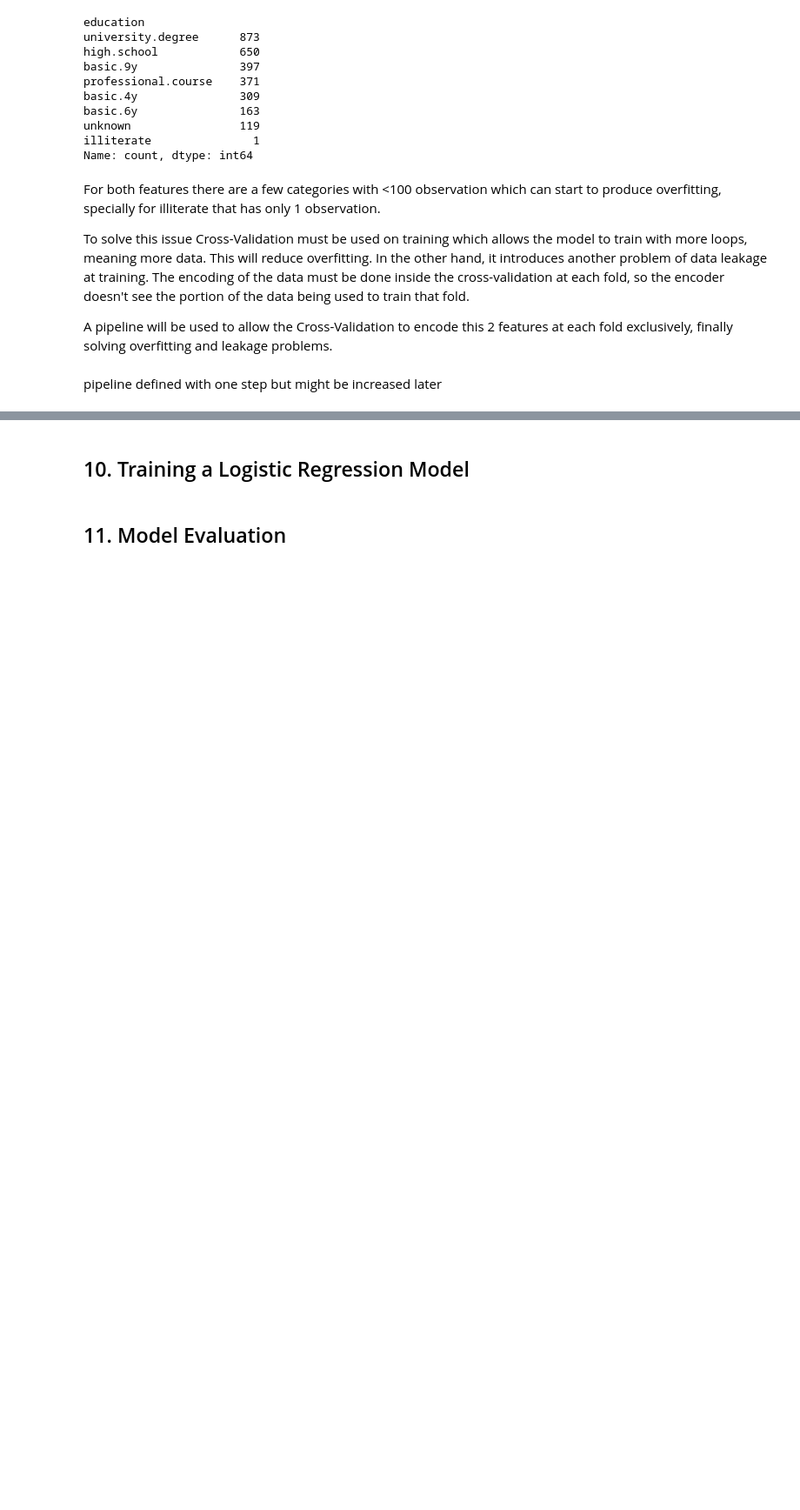
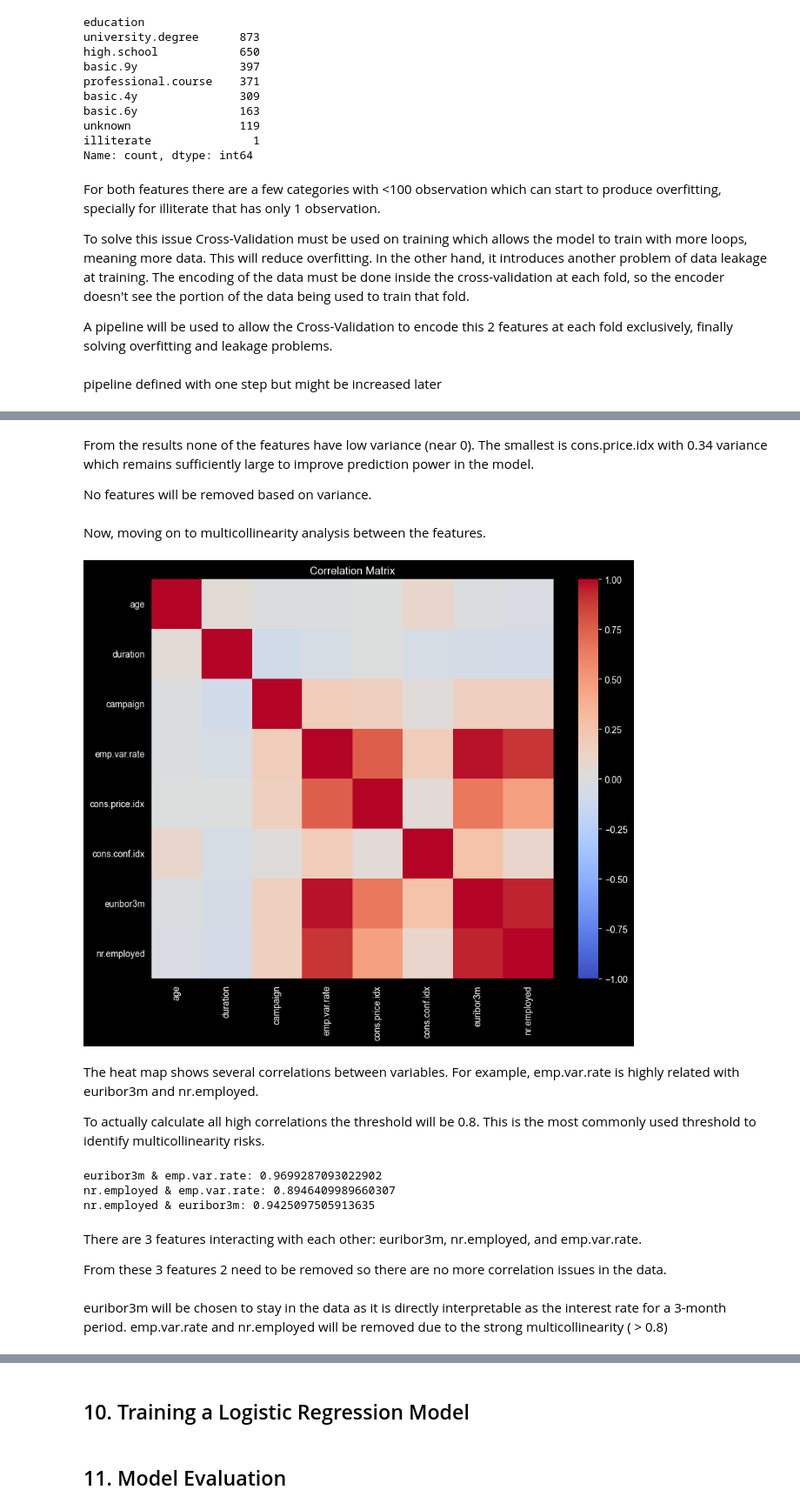
Before and after one commit to Rdrg-Blnc-IE/ML-fundamentals-2026, a Jupyter notebook: assignment_1_rodrigo_blanco_maldonado.ipynb, the cells around one changed output, grey strips where cells are left out. Shown at 87% size. Drawn from its saved outputs; the diff is of its cells as text; code cells hidden in the pictures; blank space fills up the shorter version.

```diff
--- a/assignment_1_rodrigo_blanco_maldonado.ipynb
+++ b/assignment_1_rodrigo_blanco_maldonado.ipynb
@@ -761,0 +805,2 @@ pipeline defined with one step but might be increased later
+# %%
+num_f = ['age', 'duration', 'campaign', 'emp.var.rate', 'cons.price.idx', 'cons.conf.idx', 'euribor3m', 'nr.employed']
@@ -761,0 +819,40 @@ pipeline defined with one step but might be increased later
+# %% [markdown]
+From the results none of the features have low variance (near 0). The smallest is cons.price.idx with 0.34 variance which remains sufficiently large to improve prediction power in the model.
+
+No features will be removed based on variance.
+# %% [markdown]
+Now, moving on to multicollinearity analysis between the features.
+# %%
+corr = x_train[num_f].corr()
+# %%
+plt.figure(figsize=(10,8))
+sns.heatmap(corr, cmap='coolwarm', center=0, vmin=-1, vmax=1)
+plt.title("Correlation Matrix")
+plt.show()
+# %% [output]
+[figure, added]
+# %% [markdown]
+The heat map shows several correlations between variables. For example, emp.var.rate is highly related with euribor3m and nr.employed.
+
+To actually calculate all high correlations the threshold will be 0.8. This is the most commonly used threshold to identify multicollinearity risks.
+# %%
+upper = corr.where(np.triu(np.ones(corr.shape), k=1).astype(bool))
+
+high_corr = [
+    (col, row, upper.loc[row, col])
+    for col in upper.columns
+    for row in upper.index
+    if upper.loc[row, col] > 0.8]
+
+for c in high_corr:
+    print(f'{c[0]} & {c[1]}: {c[2]}' )
+# %% [output]
+euribor3m & emp.var.rate: 0.9699287093022902
+nr.employed & emp.var.rate: 0.8946409989660307
+nr.employed & euribor3m: 0.9425097505913635
+# %% [markdown]
+There are 3 features interacting with each other: euribor3m, nr.employed, and emp.var.rate.
+
+From these 3 features 2 need to be removed so there are no more correlation issues in the data.
+# %% [markdown]
+euribor3m will be chosen to stay in the data as it is directly interpretable as the interest rate for a 3-month period. emp.var.rate and nr.employed will be removed due to the strong multicollinearity ( > 0.8)
```
Also changed, not shown: parts of 37 cells of this notebook.
